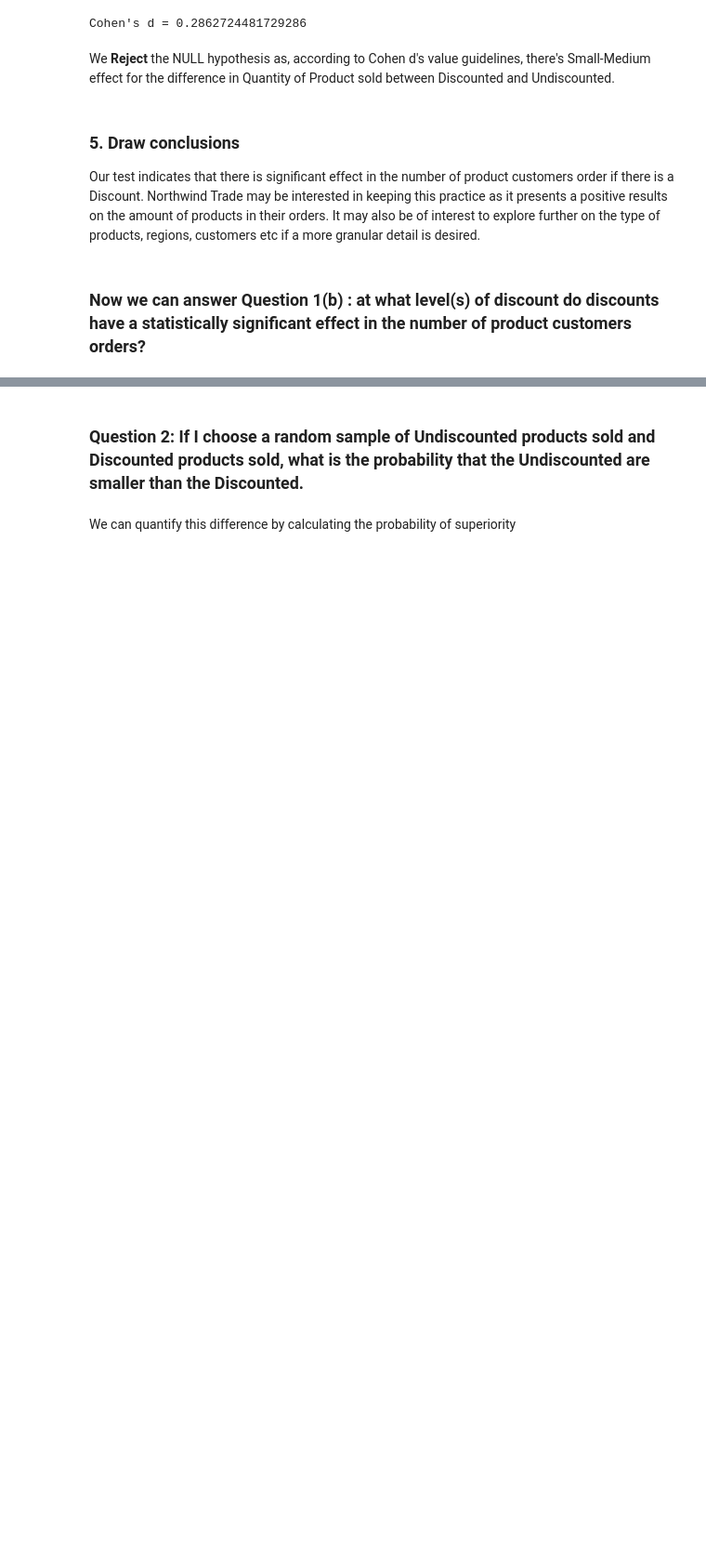
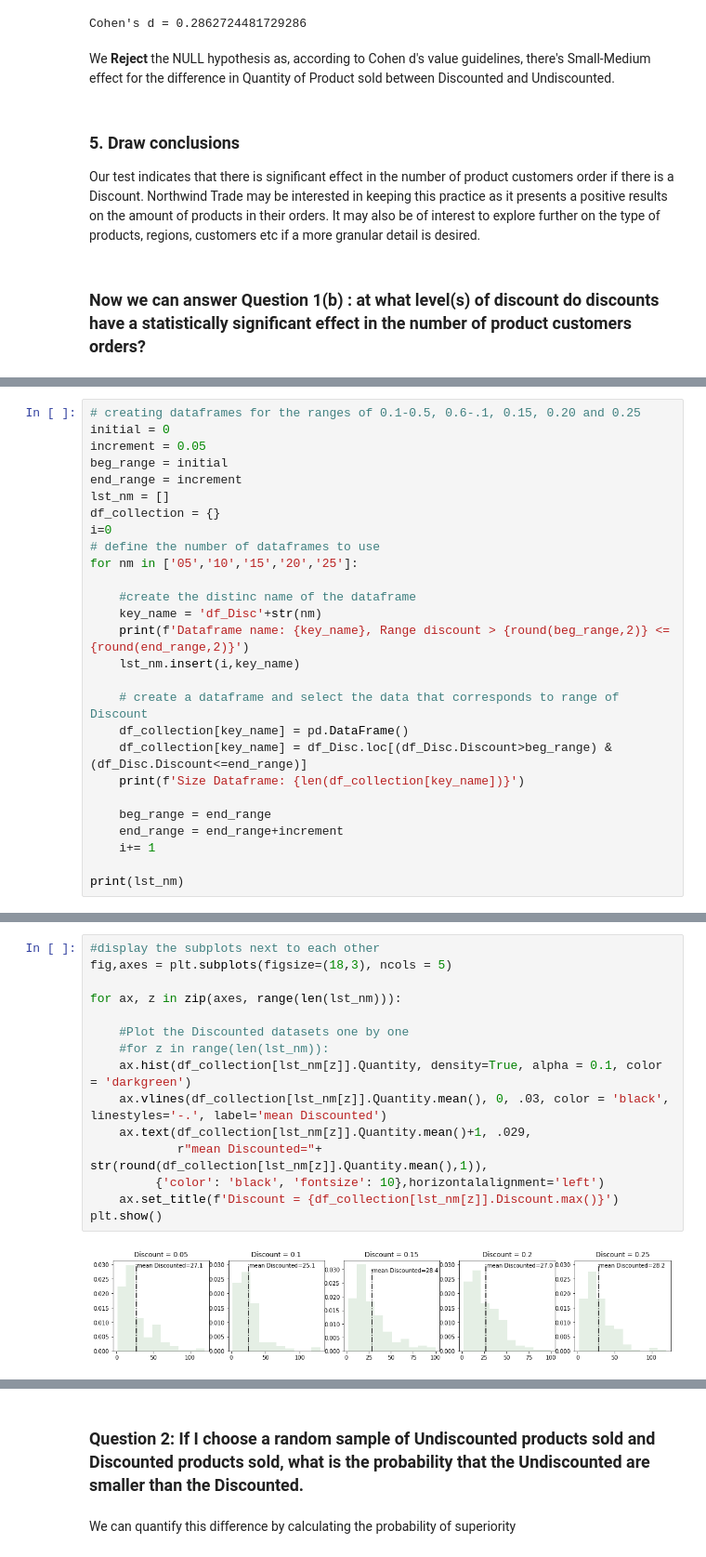
Before and after one commit to codesay/dsc-2-final-project-online-ds-pt-021119, a Jupyter notebook: Project2_AG.ipynb, the cells around one changed output, grey strips where cells are left out. Shown: that part at 93% size. Drawn from its saved outputs; the diff is of its cells as text; blank space fills up the shorter version.

```diff
--- a/Project2_AG.ipynb
+++ b/Project2_AG.ipynb
@@ -400,0 +425,27 @@ Our test indicates that there is significant effect in the number of product cus
+# %%
+# creating dataframes for the ranges of 0.1-0.5, 0.6-.1, 0.15, 0.20 and 0.25
+initial = 0
+increment = 0.05
+beg_range = initial
+end_range = increment
+lst_nm = []
+df_collection = {}
+i=0
+# define the number of dataframes to use
+for nm in ['05','10','15','20','25']:
+
+    #create the distinc name of the dataframe
+    key_name = 'df_Disc'+str(nm)
+    print(f'Dataframe name: {key_name}, Range discount > {round(beg_range,2)} <= {round(end_range,2)}')
+    lst_nm.insert(i,key_name)
+
+    # create a dataframe and select the data that corresponds to range of Discount
+    df_collection[key_name] = pd.DataFrame()
+    df_collection[key_name] = df_Disc.loc[(df_Disc.Discount>beg_range) & (df_Disc.Discount<=end_range)]
+    print(f'Size Dataframe: {len(df_collection[key_name])}')
+
+    beg_range = end_range
+    end_range = end_range+increment
+    i+= 1
+
+print(lst_nm)
@@ -400,0 +503,17 @@ Our test indicates that there is significant effect in the number of product cus
+# %%
+#display the subplots next to each other
+fig,axes = plt.subplots(figsize=(18,3), ncols = 5)
+
+for ax, z in zip(axes, range(len(lst_nm))):
+
+    #Plot the Discounted datasets one by one
+    #for z in range(len(lst_nm)):
+    ax.hist(df_collection[lst_nm[z]].Quantity, density=True, alpha = 0.1, color = 'darkgreen')
+    ax.vlines(df_collection[lst_nm[z]].Quantity.mean(), 0, .03, color = 'black', linestyles='-.', label='mean Discounted')
+    ax.text(df_collection[lst_nm[z]].Quantity.mean()+1, .029,
+            r"mean Discounted="+ str(round(df_collection[lst_nm[z]].Quantity.mean(),1)),
+         {'color': 'black', 'fontsize': 10},horizontalalignment='left')
+    ax.set_title(f'Discount = {df_collection[lst_nm[z]].Discount.max()}')
+plt.show()
+# %% [output]
+[figure, added]
```
Also changed, not shown: parts of 28 cells of this notebook.
